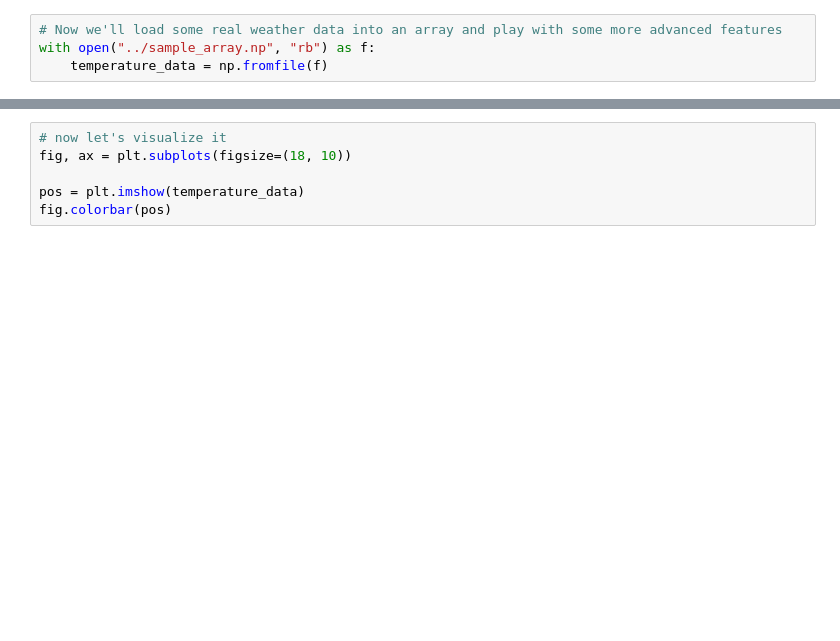
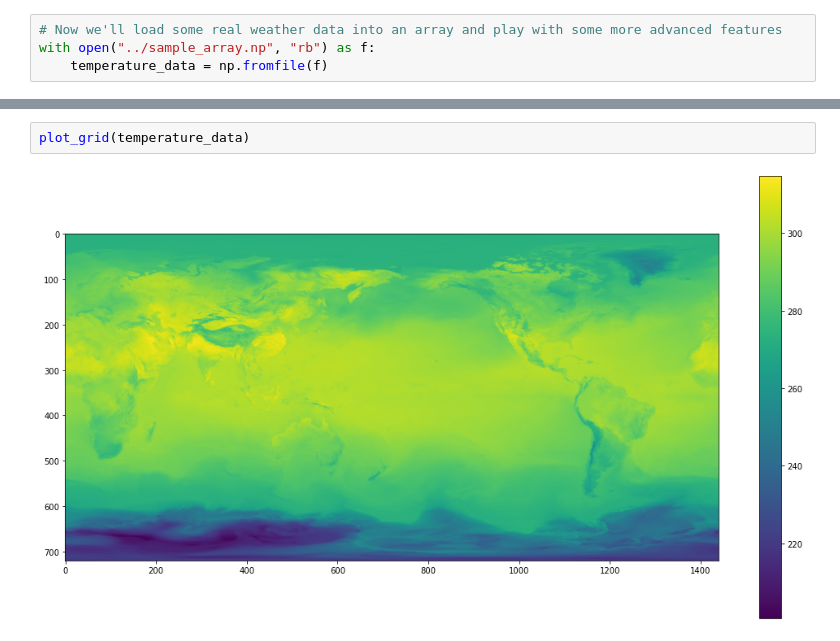
Before and after one commit to ShyftSolutions/exploring-wx-data, a Jupyter notebook: mount/lessons/Lesson_2.ipynb, the cells around one changed output, grey strips where cells are left out. Cells and saved outputs as stored; diff of their text form; blank space fills up the shorter version.

```diff
--- a/mount/lessons/Lesson_2.ipynb
+++ b/mount/lessons/Lesson_2.ipynb
@@ -76,7 +96,5 @@ print(temperature_data.shape)
 # %%
-# now let's visualize it
-fig, ax = plt.subplots(figsize=(18, 10))
-
-pos = plt.imshow(temperature_data)
-fig.colorbar(pos)
+plot_grid(temperature_data)
+# %% [output]
+[figure, added]
 # %%
```
Also changed, not shown: parts of 28 cells of this notebook, 1 other file.
